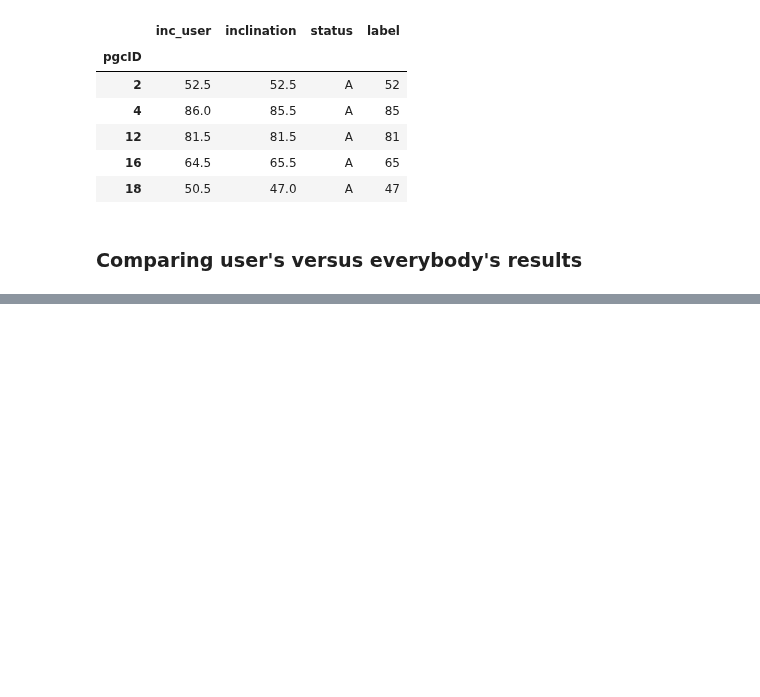
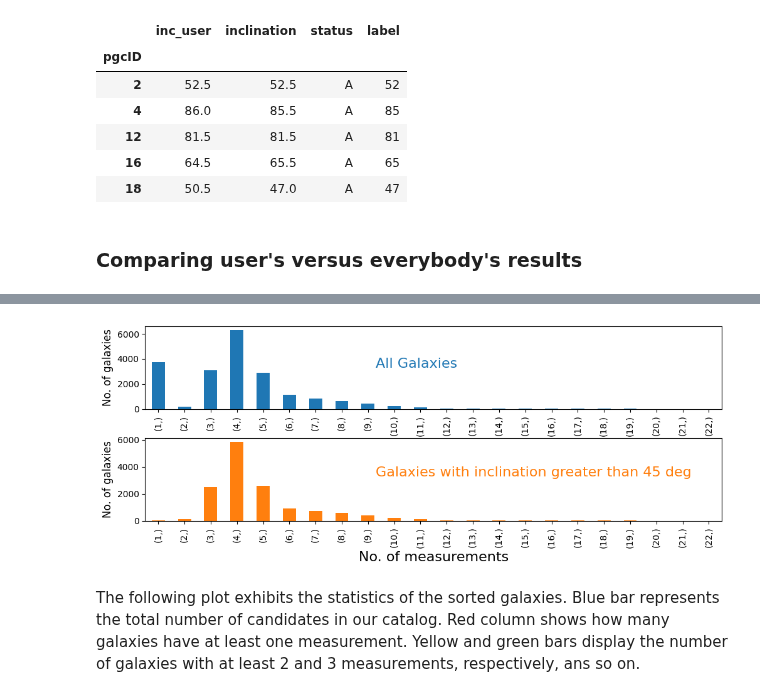
Before and after one commit to ekourkchi/incNET-data, a Jupyter notebook: incNET_dataPrep/incNET_dataClean.ipynb, the cells around one changed output, grey strips where cells are left out. Cells and saved outputs as stored; diff of their text form; code cells hidden in the pictures; blank space fills up the shorter version.

```diff
--- a/incNET_dataPrep/incNET_dataClean.ipynb
+++ b/incNET_dataPrep/incNET_dataClean.ipynb
@@ -384,0 +526,14 @@ plot_user_versus_all(df_user_all, email)
+# %%
+group = df_All[["pgcID", "inc", "flag", "face_on", "email"]].groupby('pgcID')
+# %%
+df_weightedMedian = group.agg('median', '')
+
+# adding the weighted medians
+df_weightedMedian['weightedINC'] = [medianAgg(item) for item in group]
+
+# adding the number of users measurements
+df_weightedMedian['N_measure'] = [numberAgg(item) for item in group]
+
+df_weightedMedian = df_weightedMedian.dropna()
+
+df_weightedMedian.head(25)
@@ -384,0 +566,35 @@ plot_user_versus_all(df_user_all, email)
+# %%
+allGals = df_weightedMedian[["N_measure"]]
+allAcceptedGals = df_weightedMedian[["N_measure"]][df_weightedMedian.weightedINC>=45]
+# %%
+colors = ['#1f77b4', '#ff7f0e', '#2ca02c', '#d62728',
+              '#9467bd', '#8c564b', '#e377c2', '#7f7f7f',
+              '#bcbd22', '#17becf']
+
+fig = py.figure(figsize=(10,15), dpi=100)
+fig.subplots_adjust(wspace=0, top=0.92, bottom=0.12, left=0.06, right=0.98)
+gs = gridspec.GridSpec(7,1) ; p=0
+
+ax0 = plt.subplot(gs[0])
+allGals.value_counts(sort=False).plot(kind='bar', ax=ax0, color=colors[0])
+
+ax1 = plt.subplot(gs[1])
+allAcceptedGals.value_counts(sort=False).plot(kind='bar', ax=ax1, color=colors[1])
+
+ax1.set_xlabel('No. of measurements', fontsize=16)
+ax0.set_ylabel('No. of galaxies', fontsize=12)
+ax1.set_ylabel('No. of galaxies', fontsize=12)
+
+
+Ylm = ax0.get_ylim() ; Xlm = ax0.get_xlim()
+x0 = 0.60*Xlm[0]+0.40*Xlm[1]
+y0 = 0.5*Ylm[0]+0.5*Ylm[1]
+ax0.text(x0, y0, "All Galaxies", color=colors[0], fontsize=16)
+ax1.text(x0, y0, "Galaxies with inclination greater than 45 deg", color=colors[1], fontsize=16)
+
+plt.subplots_adjust(hspace=0.35, wspace=0.2)
+# %% [output]
+[figure, added]
+# %% [markdown]
+The following plot exhibits the statistics of the sorted galaxies.
+Blue bar represents the total number of candidates in our catalog. Red column shows how many galaxies have at least one measurement. Yellow and green bars display the number of galaxies with at least 2 and 3 measurements, respectively, ans so on.
```
Also changed, not shown: parts of 34 cells of this notebook.
